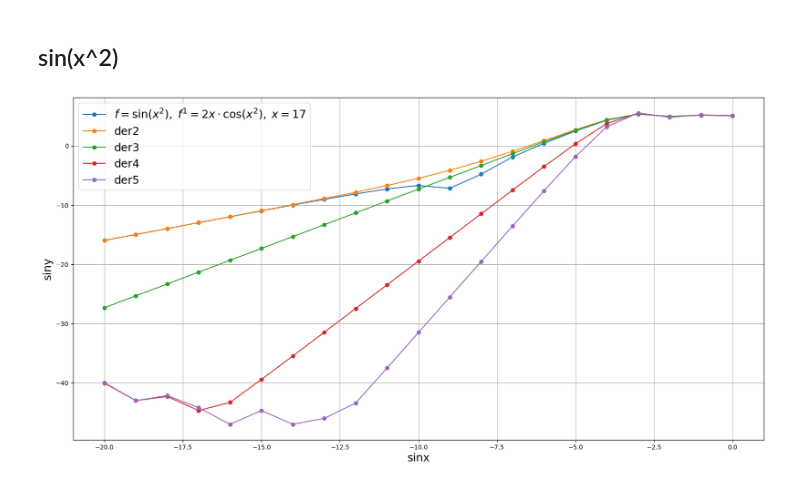
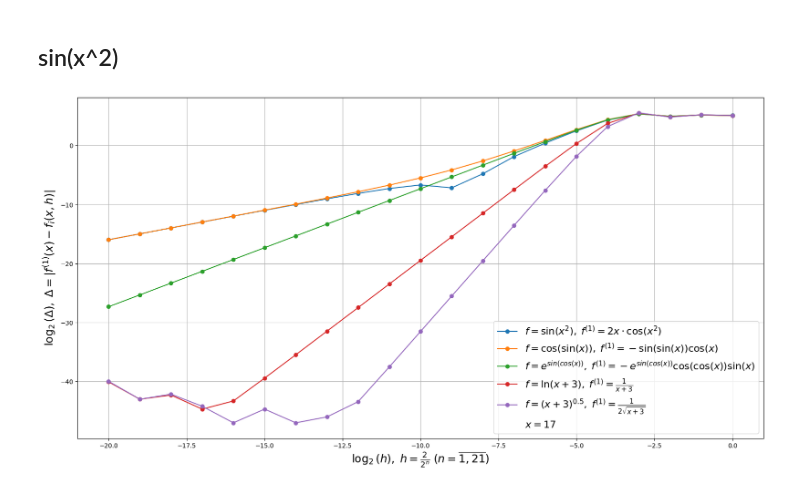
Before and after one commit to nerett/computational-mathematics, a Jupyter notebook: 1-derivate/derivate.ipynb, the cells around one changed output. Cells and saved outputs as stored; diff of their text form; code cells hidden in the pictures.

```diff
--- a/1-derivate/derivate.ipynb
+++ b/1-derivate/derivate.ipynb
@@ -44,20 +44,22 @@ def __makePlot(f, anDer, cmDer, lb):
 
     plt.plot(np.log2(h), np.log2(delta), 'o-', label=lb)
 
-def makePlot(f, anDer, xlb, ylb):
+def makePlot(f, anDer):
     plt.figure(figsize=(20, 10))
 
-    __makePlot(f, anDer, der1, f'$ f = \sin(x^2), \; f^{(1)} = 2x \cdot \cos(x^2), \; x = {x}$')
-    __makePlot(f, anDer, der2, 'der2')
-    __makePlot(f, anDer, der3, 'der3')
-    __makePlot(f, anDer, der4, 'der4')
-    __makePlot(f, anDer, der5, 'der5')
+    __makePlot(f, anDer, der1, r'$ f = \sin(x^2), \; f^{(1)} = 2x \cdot \cos(x^2) $')
+    __makePlot(f, anDer, der2, r'$ f = \cos(\sin(x)), \; f^{(1)} = -\sin(\sin(x))\cos(x) $')
+    __makePlot(f, anDer, der3, r'$ f = e^{sin(cos(x))}, \; f^{(1)} = -e^{sin(cos(x))}\cos(\cos(x))\sin(x) $')
+    __makePlot(f, anDer, der4, r'$ f = \ln(x + 3), \; f^{(1)} = \frac{1}{x + 3} $')
+    __makePlot(f, anDer, der5, r'$ f = (x + 3)^{0.5}, \; f^{(1)} = \frac{1}{2\sqrt{x + 3}} $')
 
-    plt.xlabel(xlb, fontsize=18)
-    plt.ylabel(ylb, fontsize=18)
+    plt.plot(0, 0, alpha=0, label=r'$x = %(x)s$' % {'x': x})
+
+    plt.xlabel(r'$ \log_2(h), \; h = \frac{2}{2^n} \; (n = \overline{1, 21}) $', fontsize=18)
+    plt.ylabel(r'$ \log_2(\Delta), \; \Delta = |f^{(1)}(x) - f_i(x, h)| $', fontsize=18)
 
     plt.grid()
-    plt.legend(fontsize=18)
+    plt.legend(fontsize=16)
 # %% [markdown]
 ## sin(x^2)
 # %%
@@ -67,6 +69,6 @@ def sinx2(x):
 def sinx2Der(x):
     return 2 * x * np.cos(x**2)
 # %%
-makePlot(sinx2, sinx2Der, 'sinx', 'siny')
+makePlot(sinx2, sinx2Der)
 # %% [output]
-[figure, old version]
+[figure, new version]
```
